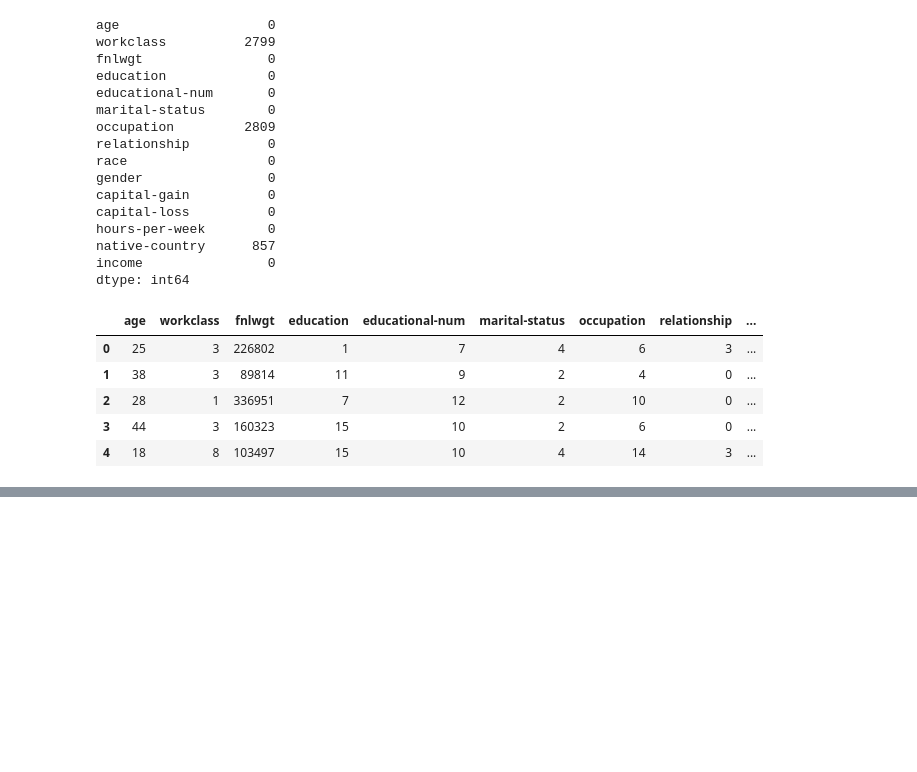
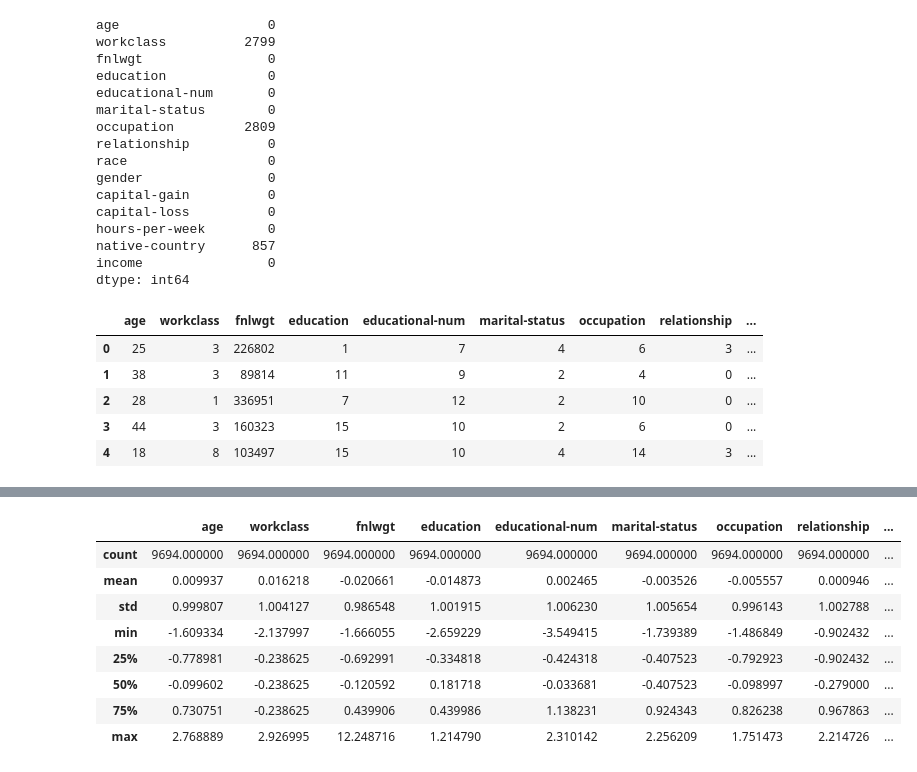
Before and after one commit to Raj-MM/241A008_Raj_Assignment1, a Jupyter notebook: Assignment1.ipynb, the cells around one changed output, grey strips where cells are left out. Saved outputs shown, nothing was run; the diff lists cells and outputs as text; code cells hidden in the pictures; blank space fills up the shorter version.

```diff
--- a/Assignment1.ipynb
+++ b/Assignment1.ipynb
@@ -350,0 +365,14 @@ df.head()
+# %%
+random_sample = df.sample(frac=0.20, random_state=42)
+
+random_sample.describe()
+# %% [output]
+|  | age | workclass | fnlwgt | education | educational-num | marital-status | occupation | relationship | ... |
+| count | 9694.000000 | 9694.000000 | 9694.000000 | 9694.000000 | 9694.000000 | 9694.000000 | 9694.000000 | 9694.000000 | ... |
+| mean | 0.009937 | 0.016218 | -0.020661 | -0.014873 | 0.002465 | -0.003526 | -0.005557 | 0.000946 | ... |
+| std | 0.999807 | 1.004127 | 0.986548 | 1.001915 | 1.006230 | 1.005654 | 0.996143 | 1.002788 | ... |
+| min | -1.609334 | -2.137997 | -1.666055 | -2.659229 | -3.549415 | -1.739389 | -1.486849 | -0.902432 | ... |
+| 25% | -0.778981 | -0.238625 | -0.692991 | -0.334818 | -0.424318 | -0.407523 | -0.792923 | -0.902432 | ... |
+| 50% | -0.099602 | -0.238625 | -0.120592 | 0.181718 | -0.033681 | -0.407523 | -0.098997 | -0.279000 | ... |
+| 75% | 0.730751 | -0.238625 | 0.439906 | 0.439986 | 1.138231 | 0.924343 | 0.826238 | 0.967863 | ... |
+| max | 2.768889 | 2.926995 | 12.248716 | 1.214790 | 2.310142 | 2.256209 | 1.751473 | 2.214726 | ... |
```
Also changed, not shown: parts of 6 cells of this notebook.
